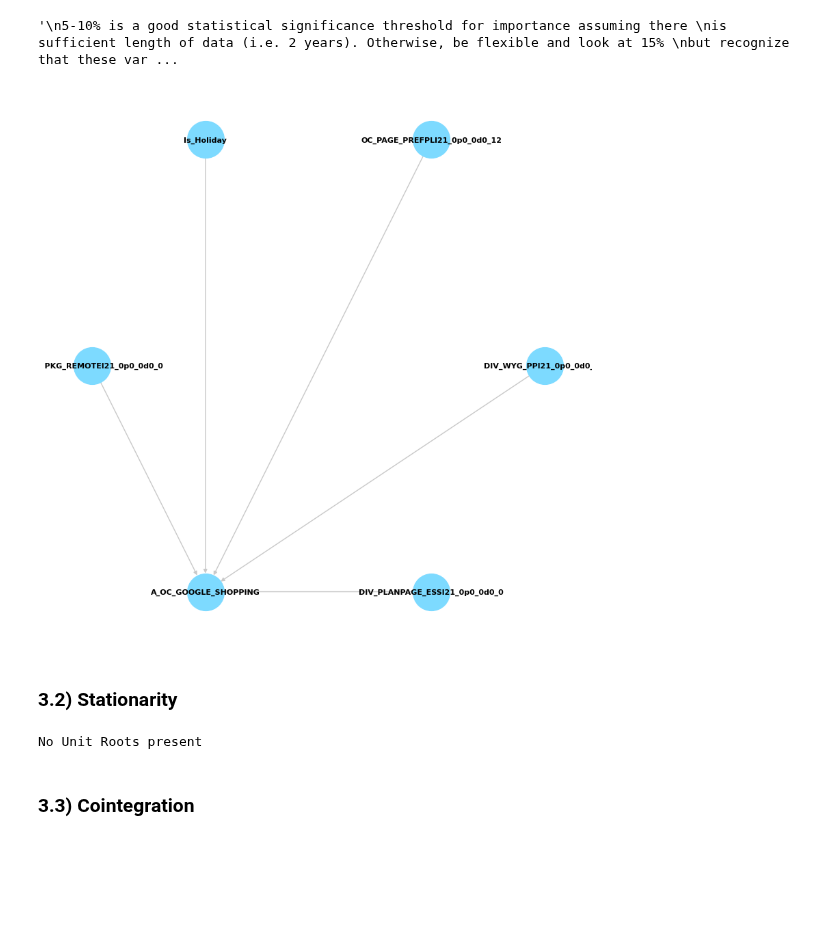
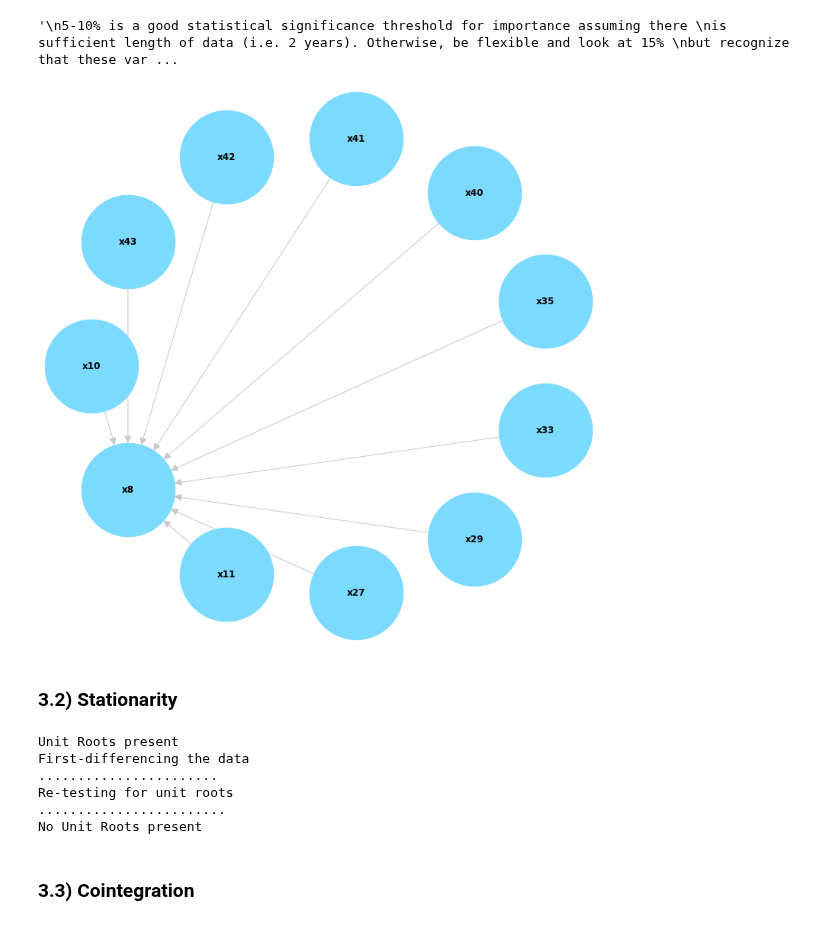
Before and after one commit to zzWIInTer/zz_onstar_rba, a Jupyter notebook: Vector Autoregression (VAR).ipynb, the cells around one changed output. Cells and saved outputs as stored; diff of their text form; code cells hidden in the pictures; blank space fills up the shorter version.

```diff
--- a/Vector Autoregression (VAR).ipynb
+++ b/Vector Autoregression (VAR).ipynb
@@ -128,7 +118,7 @@ and if the data is weekly, there is a default number of lags (4)
 frequency = "Daily"  #["Daily", "Weekly"]
 # %%
 ts = pd.DataFrame([pd.to_numeric(ts[c]) for c in ts.columns]).transpose()
-ts = ts.reset_index(drop = True)
+ts = ts.reset_index()
 
 if frequency == 'Daily':
   maxlag = 7
@@ -192,9 +171,7 @@ def grangers_causation_matrix(data, variab, maxlag, test='ssr_chi2test', verbose
   df = pd.DataFrame(np.zeros((variab.shape[0], variab.shape[0])), columns=variab, index=variab)
   for c in df.columns:
     for r in df.index:
-      #test_result = grangercausalitytests(data[[r, c]], maxlag=maxlag, verbose=False)
-      test_result = grangercausalitytests(data[[r, c]], maxlag=maxlag)
-      #comment out verbose since it's depreciation
+      test_result = grangercausalitytests(data[[r, c]], maxlag=maxlag, verbose=False)
       p_values = [round(test_result[i+1][0][test][1],4) for i in range(maxlag)]
       if verbose: print(f'Y = {r}, X = {c}, P Values = {p_values}')
       min_p_value = np.min(p_values)
@@ -210,6 +184,6 @@ def grangers_causation_matrix(data, variab, maxlag, test='ssr_chi2test', verbose
 # %%
 #@title Run Granger Causality Test  {run: 'auto'}
-significance_level = 0.1 #@param {type:"slider", min:0, max:0.3, step:0.001}
+significance_level = 0.05 #@param {type:"slider", min:0, max:0.3, step:0.001}
 lag = 5        #@param {type:'integer'}
 # %%
 gc = grangers_causation_matrix(ts, ts.columns, maxlag = lag)
@@ -218,51 +192,42 @@ gc1 = gc.stack().reset_index().rename(columns = {"level_0":"effect", "level_1":"
 gc1['causation?'] = gc1['causation?'].apply(lambda x: 1 if x <= significance_level else 0)
 gc1 = gc1.pivot(index = 'cause', columns = 'effect', values = 'causation?')
 
-## from_numpy_matrix is no longer working
-
-# G = nx.from_numpy_matrix(gc1.values,
-#                          parallel_edges=True,
-#                          create_using=nx.DiGraph())
-
-G = nx.DiGraph(gc1.values,
+G = nx.from_numpy_matrix(gc1.values,
                          parallel_edges=True,
                          create_using=nx.DiGraph())
 
-
-
 label_mapping = pd.Series(ts.columns, list(range(0, gc1.index.size))).to_dict()
 G = nx.relabel_nodes(G, label_mapping)
 # %%
 #@title Explore Granger Causality Graphs  {run: 'auto'}
 CausalDirection = "In" #@param ["In", "Out"]
-Variable ="A_OC_GOOGLE_SHOPPING"  #@param {type:"string"}
+Variable ="x8"  #@param {type:"string"}
 
 if CausalDirection == 'In':
   Graph = G.in_edges([Variable])
 else:
   Graph = G.out_edges([Variable])
 
 H = nx.from_edgelist(Graph,
                      create_using=nx.DiGraph())
-plt.figure(figsize =(8, 8))
+plt.figure(figsize =(10, 10))
 
 #the color & size of the cause or effect should be different than the rest
 # https://stackoverflow.com/questions/27030473/how-to-set-colors-for-nodes-in-networkx
 #dim other nodes
 nx.draw_shell(H,
               arrows=True,
               with_labels=True,
-              arrowsize=8,
+              arrowsize=20,
               # arrowstyle='simple',
               font_color = 'black',
               font_weight = 'bold',
-              font_size = 8,
               node_color = '#7ddaff',
-              node_size = 1500,
+              node_size = 15000,
               width = 1,
               edge_color = '#c9c9c9')
 # %% [output]
-[figure, old version]
+[figure, new version]
 # %% [markdown]
 ### 3.2) Stationarity
 # %%
@@ -315,18 +278,6 @@ else:
   print('Unit Roots present')
   print('.......................')
   print('First-differencing the data')
-
-########## ZZ Added code
-  # Convert columns to numeric, errors='coerce' will set non-convertible values to NaN
-  ts = ts.apply(pd.to_numeric, errors='coerce')
-
-# Drop non-numeric columns if they still exist
-  ts = ts.dropna(axis=1, how='all')
-
-  # Now apply diff()
-########## End of adding
-
-
   df = df.diff().dropna()
   print('.......................')
   print('Re-testing for unit roots')
@@ -334,8 +285,7 @@ else:
   data = pd.DataFrame([0 if round(adfuller(df[c], maxlag=maxlag, regression='c')[1], 5)   < 0.1 else 1 for c in df.columns], columns=['c'], index=df.columns).join(
       pd.DataFrame([0 if round(adfuller(df[c], maxlag=maxlag, regression='ct')[1], 5)  < 0.1 else 1 for c in df.columns], columns=['ct'], index=df.columns)).join(
       pd.DataFrame([0 if round(adfuller(df[c], maxlag=maxlag, regression='ctt')[1], 5) < 0.1 else 1 for c in df.columns], columns=['ctt'], index=df.columns)).join(
-      #pd.DataFrame([0 if round(adfuller(df[c], maxlag=maxlag, regression='nc')[1], 5)  < 0.1 else 1 for c in df.columns], columns=['nc'], index=df.columns))
-      pd.DataFrame([0 if round(adfuller(df[c], maxlag=maxlag, regression='n')[1], 5)  < 0.1 else 1 for c in df.columns], columns=['n'], index=df.columns))
+      pd.DataFrame([0 if round(adfuller(df[c], maxlag=maxlag, regression='nc')[1], 5)  < 0.1 else 1 for c in df.columns], columns=['nc'], index=df.columns))
   dt = pd.DataFrame(data = data.sum(), columns = ['unit roots'])
 
   roots   = dt[dt['unit roots'] == data.sum().min()]['unit roots'][0]
@@ -344,6 +294,11 @@ else:
   else:
     print('Unit Roots still present')
 # %% [output]
+Unit Roots present
+First-differencing the data
+.......................
+Re-testing for unit roots
+........................
 No Unit Roots present
 # %% [markdown]
 ### 3.3) Cointegration
```
Also changed, not shown: parts of 21 cells of this notebook.
